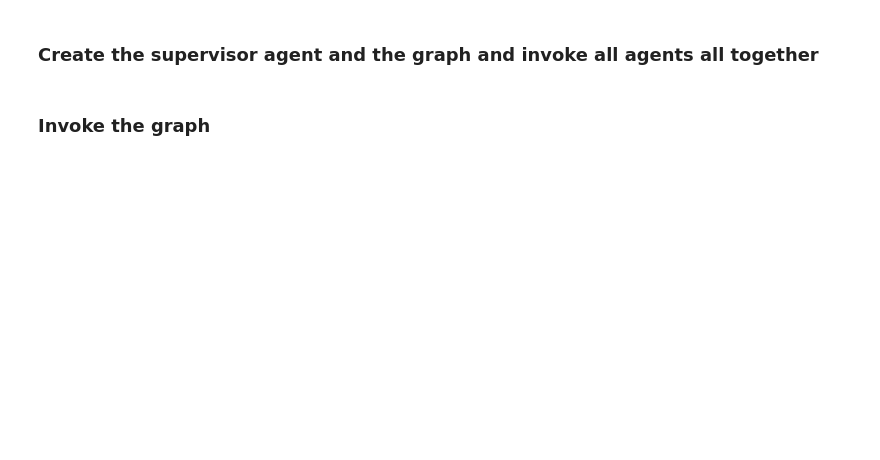
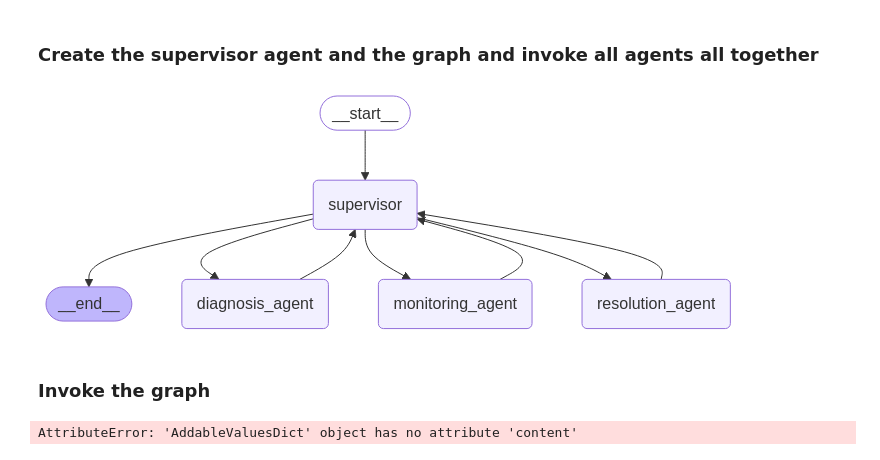
Before and after one commit to madhurprash/langGraph-AWS-incident-response, a Jupyter notebook: aws_incident_response_multi_agentic_system/aws_incident_response_multi_agent.ipynb, the cells around one changed output. Cells and saved outputs as stored; diff of their text form; code cells hidden in the pictures; blank space fills up the shorter version.

```diff
--- a/aws_incident_response_multi_agentic_system/aws_incident_response_multi_agent.ipynb
+++ b/aws_incident_response_multi_agentic_system/aws_incident_response_multi_agent.ipynb
@@ -521,3 +524,41 @@ logger.info(resolution_response["messages"])
+# %%
+def resolution_node(state: Dict) -> Dict:
+    """Resolution agent node to create JIRA tickets."""
+    messages = state["messages"]
+
+    # Run the resolution chain - renamed from resolution_agent to resolution_chain
+    response = resolution_agent.invoke({"messages": messages})
+
+    # The response from LangChain chains is typically different from agent responses
+    # We need to handle the different response structure
+
+    # If it's a standard message object with content attribute
+    if hasattr(response, "content"):
+        content = response.content
+    # If it's a string
+    elif isinstance(response, str):
+        content = response
+    # If it's a dict with content
+    elif isinstance(response, dict) and "content" in response:
+        content = response["content"]
+    # If it's the AIMessage directly
+    elif hasattr(response, "text"):
+        content = response.text
+    # Last resort - convert to string
+    else:
+        content = str(response)
+
+    # Update workflow state
+    workflow_state = state.get("workflow_state", {})
+    workflow_state["resolution_complete"] = "RESOLUTION COMPLETE" in content
+
+    # Format response as AI message
+    ai_message = AIMessage(content=content)
+
+    return {
+        "messages": messages + [ai_message],
+        "workflow_state": workflow_state
+    }
 # %% [markdown]
 ### Create the supervisor agent and the graph and invoke all agents all together
 # %%
@@ -613,3 +654,6 @@ workflow_graph.add_edge("supervisor", "monitoring_agent")
 workflow_graph.add_edge("supervisor", "diagnosis_agent")
 workflow_graph.add_edge("supervisor", "resolution_agent")
 workflow_graph.add_edge("supervisor", END)
+
+# Compile the graph
+aws_monitoring_workflow = workflow_graph.compile()
@@ -619,6 +660,8 @@ workflow = workflow_graph.compile()
 # %%
 from IPython.display import display, Image
 
-display(Image(workflow.get_graph().draw_mermaid_png()))
+display(Image(aws_monitoring_workflow.get_graph().draw_mermaid_png()))
+# %% [output]
+[figure, added]
 # %% [markdown]
 ### Invoke the graph
@@ -648,0 +673,5 @@ with open("output.txt", "a") as file:
+# %%
+result = start_workflow("Check the available EC2 instances and diagnose it accordingly")
+print(result)
+# %% [output]
+AttributeError: 'AddableValuesDict' object has no attribute 'content'
```
Also changed, not shown: parts of 14 cells of this notebook, 1 other file.
